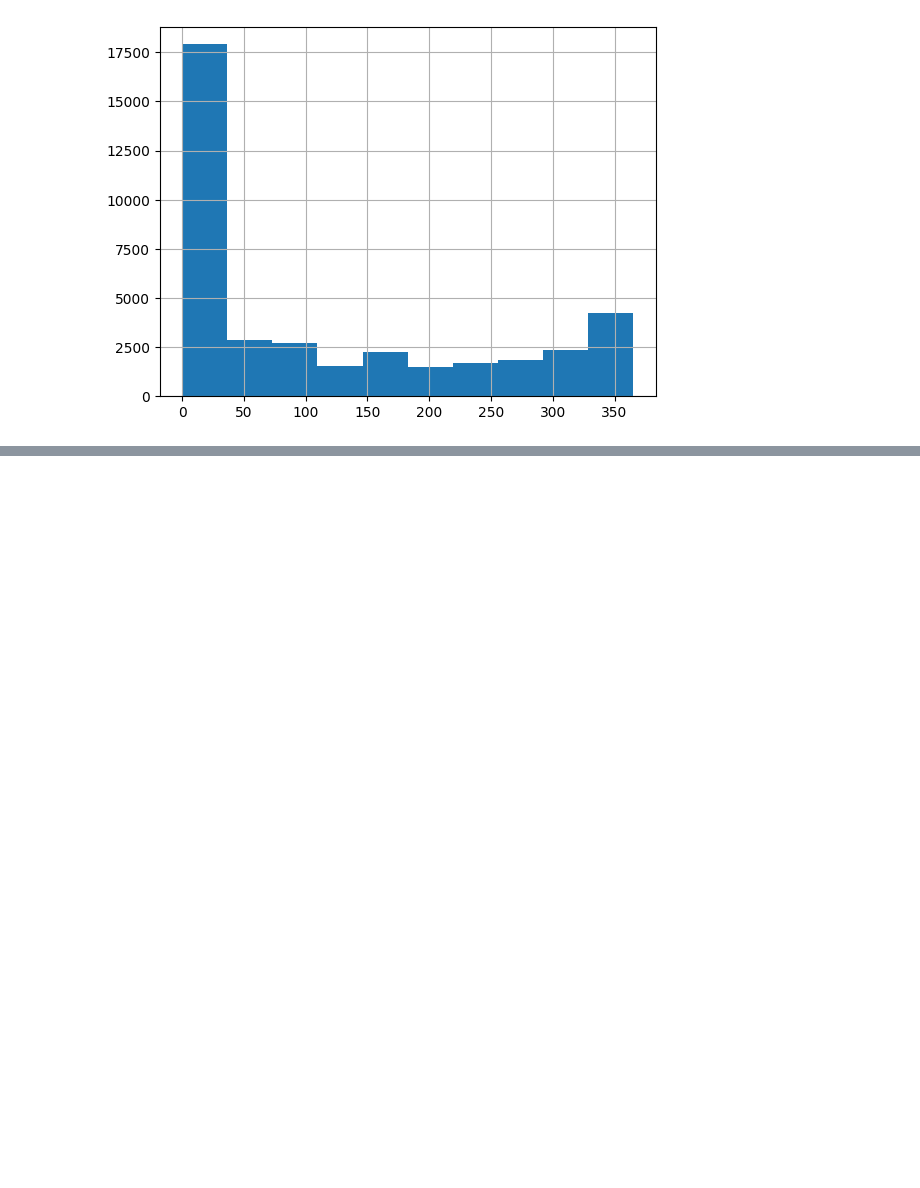
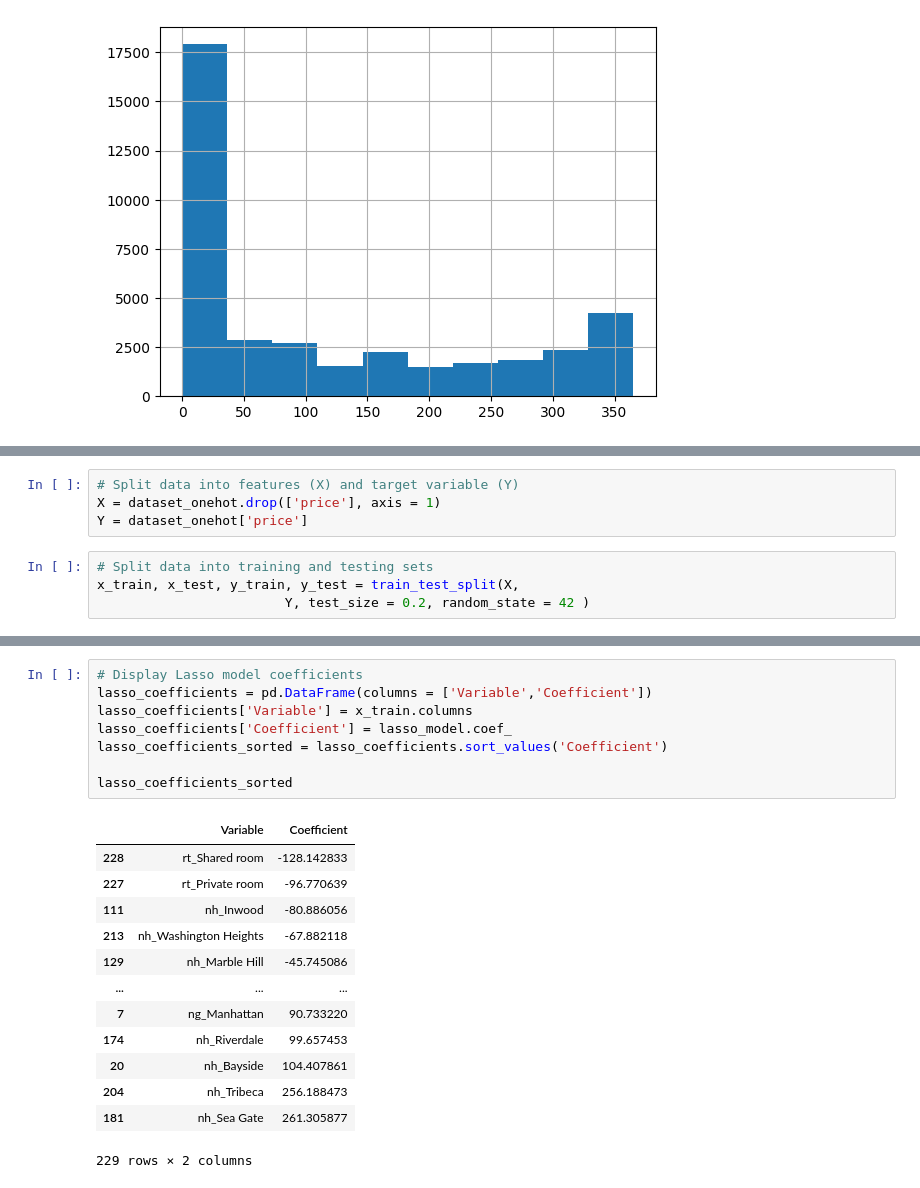
Before and after one commit to Suesue098/Basic, a Jupyter notebook: New York AirBnb open data.ipynb, the cells around one changed output, grey strips where cells are left out. Cells and saved outputs as stored; diff of their text form; blank space fills up the shorter version.

```diff
--- a/New York AirBnb open data.ipynb
+++ b/New York AirBnb open data.ipynb
@@ -423,0 +508,8 @@ plt.show()
+# %%
+# Split data into features (X) and target variable (Y)
+X = dataset_onehot.drop(['price'], axis = 1)
+Y = dataset_onehot['price']
+# %%
+# Split data into training and testing sets
+x_train, x_test, y_train, y_test = train_test_split(X,
+                        Y, test_size = 0.2, random_state = 42 )
@@ -423,0 +551,22 @@ plt.show()
+# %%
+# Display Lasso model coefficients
+lasso_coefficients = pd.DataFrame(columns = ['Variable','Coefficient'])
+lasso_coefficients['Variable'] = x_train.columns
+lasso_coefficients['Coefficient'] = lasso_model.coef_
+lasso_coefficients_sorted = lasso_coefficients.sort_values('Coefficient')
+
+lasso_coefficients_sorted
+# %% [output]
+|  | Variable | Coefficient |
+| 228 | rt_Shared room | -128.142833 |
+| 227 | rt_Private room | -96.770639 |
+| 111 | nh_Inwood | -80.886056 |
+| 213 | nh_Washington Heights | -67.882118 |
+| 129 | nh_Marble Hill | -45.745086 |
+| ... | ... | ... |
+| 7 | ng_Manhattan | 90.733220 |
+| 174 | nh_Riverdale | 99.657453 |
+| 20 | nh_Bayside | 104.407861 |
+| 204 | nh_Tribeca | 256.188473 |
+| 181 | nh_Sea Gate | 261.305877 |
+229 rows × 2 columns
```
Also changed, not shown: parts of 19 cells of this notebook.
